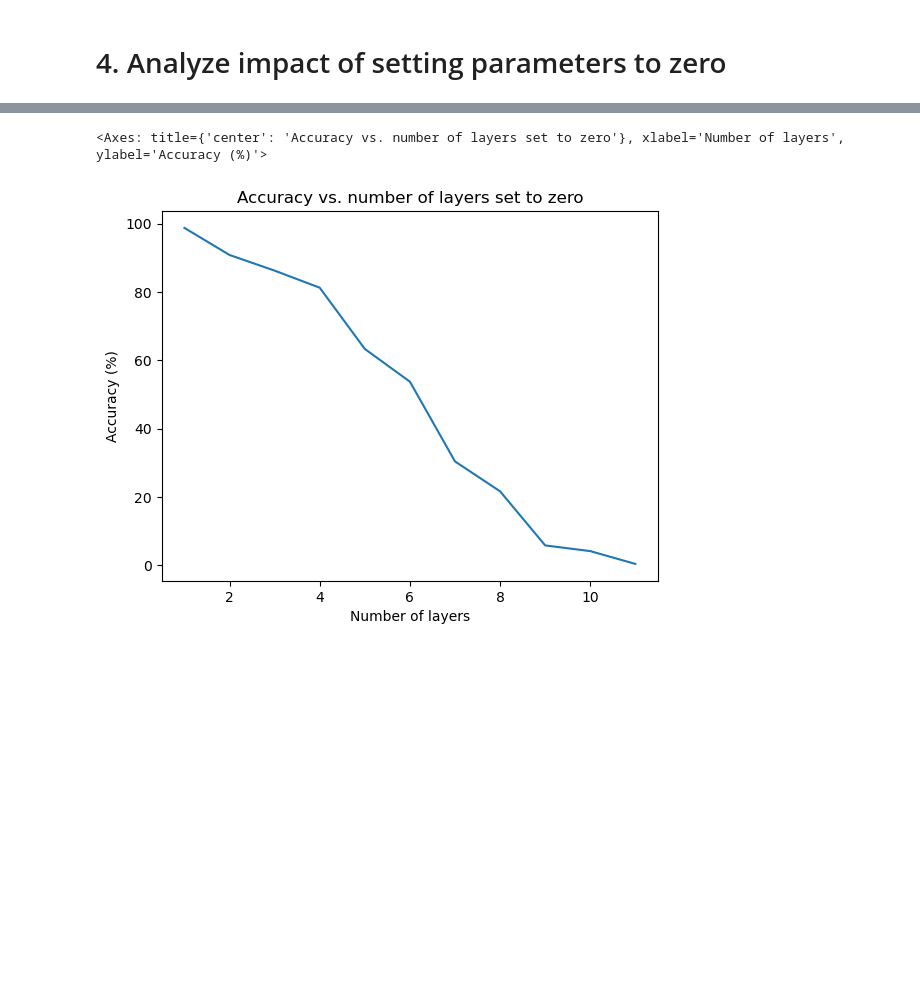
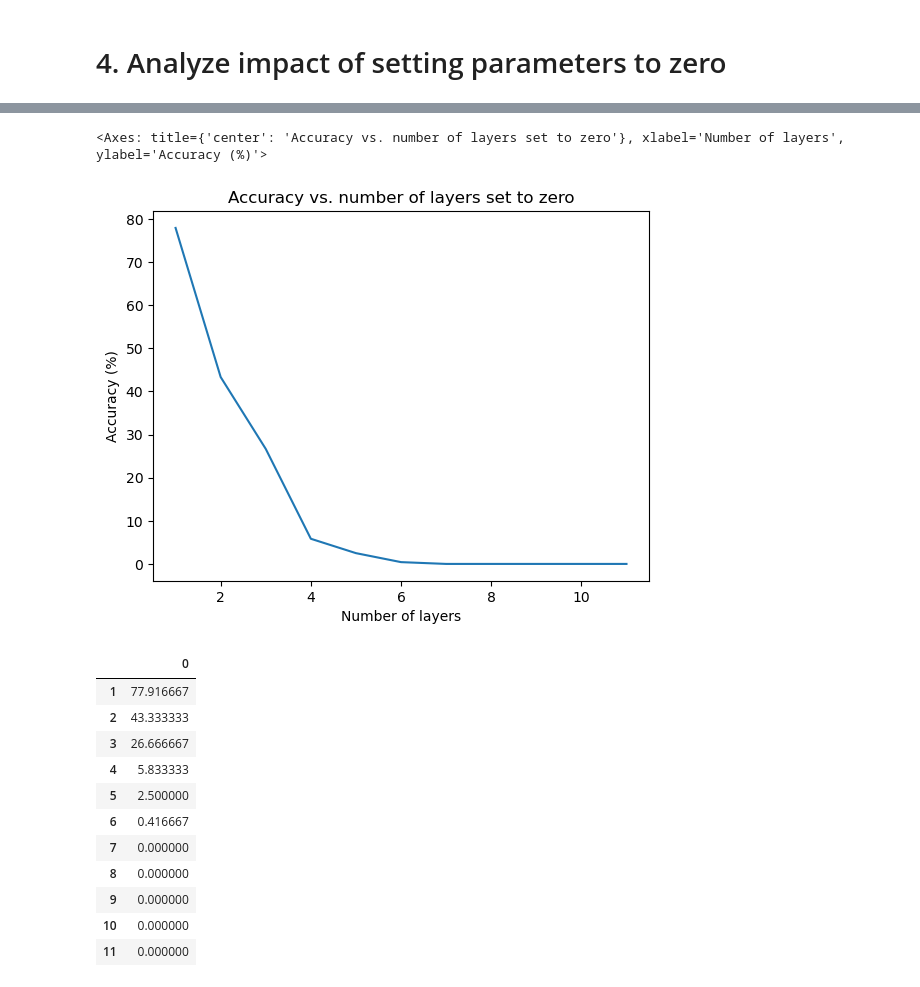
Before and after one commit to pwilczewski/b0rt, a Jupyter notebook: setting_params_to_zero.ipynb, the cells around one changed output, grey strips where cells are left out. Cells and saved outputs as stored; diff of their text form; code cells hidden in the pictures; blank space fills up the shorter version.

```diff
--- a/setting_params_to_zero.ipynb
+++ b/setting_params_to_zero.ipynb
@@ -68,7 +68,7 @@ def b0rt_pred(zero_frac=0, layers=[], layer_type='attention_only'):
     if layer_type=='embedding_only':
         layer_shapes = [torch.Size([30522,768])]
     elif layer_type=='attention_only':
-        layer_shapes = [torch.Size([768,768])]
+        layer_shapes = [torch.Size([768,768]), torch.Size([3072, 768]), torch.Size([768, 3072])]
 
     with torch.no_grad():
         for i, (name, weight) in enumerate(model_zeros.named_parameters()):
@@ -153,7 +167,22 @@ results_df.plot(title="Accuracy vs. number of layers set to zero",
                 xlabel="Number of layers", ylabel="Accuracy (%)", legend=False)
 # %% [output]
 <Axes: title={'center': 'Accuracy vs. number of layers set to zero'}, xlabel='Number of layers', ylabel='Accuracy (%)'>
-[figure, old version]
+[figure, new version]
+# %%
+results_df
+# %% [output]
+|  | 0 |
+| 1 | 77.916667 |
+| 2 | 43.333333 |
+| 3 | 26.666667 |
+| 4 | 5.833333 |
+| 5 | 2.500000 |
+| 6 | 0.416667 |
+| 7 | 0.000000 |
+| 8 | 0.000000 |
+| 9 | 0.000000 |
+| 10 | 0.000000 |
+| 11 | 0.000000 |
 # %%
 # Randomly set embedding weights to zero
 results_df = randomly_zero_params(layer_type='embedding_only')
```
Also changed, not shown: parts of 5 cells of this notebook, 5 other files.
